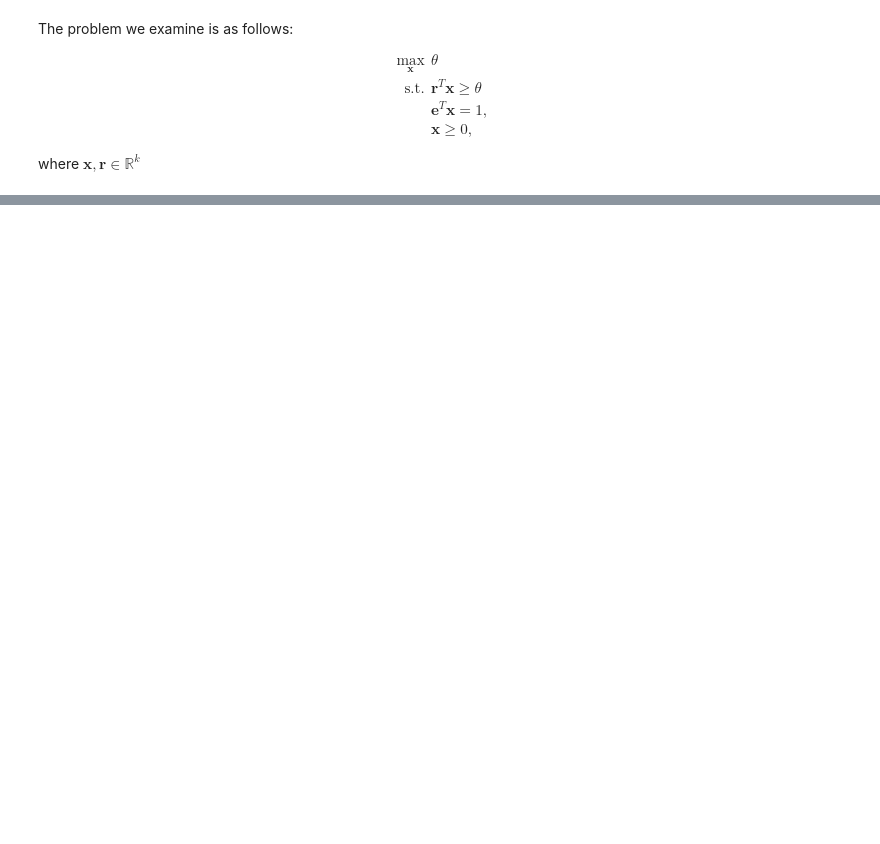
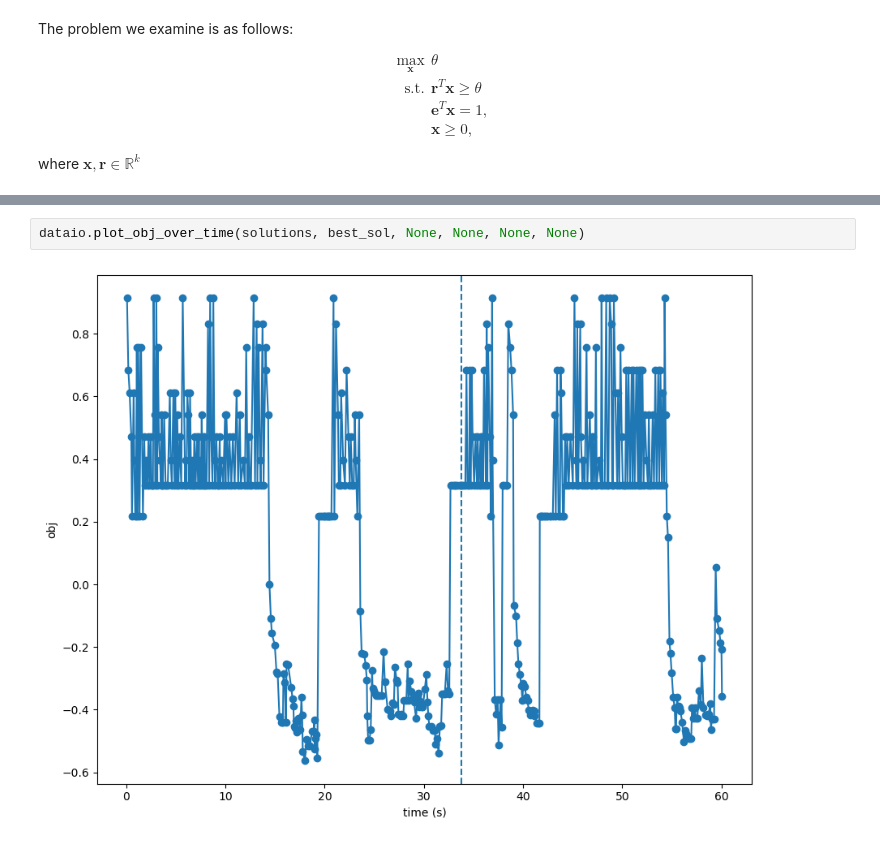
Before and after one commit to JustinStarreveld/ROBIST, a Jupyter notebook: Code/PortfolioManagement.ipynb, the cells around one changed output, grey strips where cells are left out. Saved outputs shown, nothing was run; the diff lists cells and outputs as text; blank space fills up the shorter version.

```diff
--- a/Code/PortfolioManagement.ipynb
+++ b/Code/PortfolioManagement.ipynb
@@ -95,0 +153,4 @@ array([ 2.65815148e-12, -2.82384671e-11,  2.65815148e-12, -2.67486588e-11,
+# %%
+dataio.plot_obj_over_time(solutions, best_sol, None, None, None, None)
+# %% [output]
+[figure, added]
```
Also changed, not shown: parts of 39 cells of this notebook, 4 other files.
